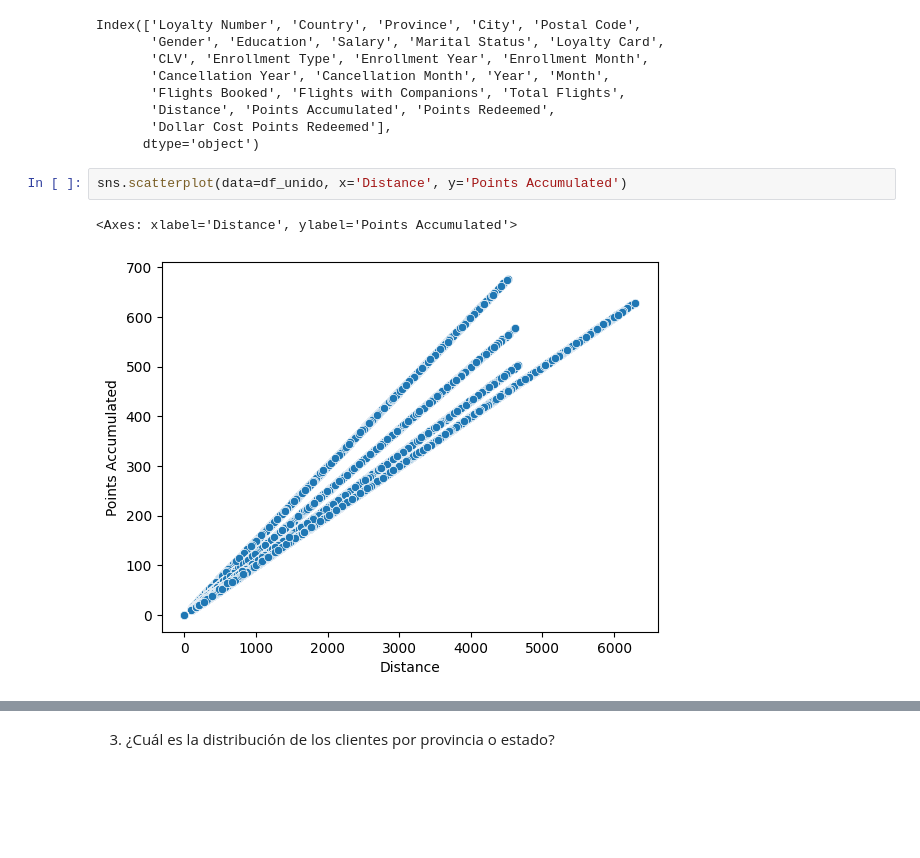
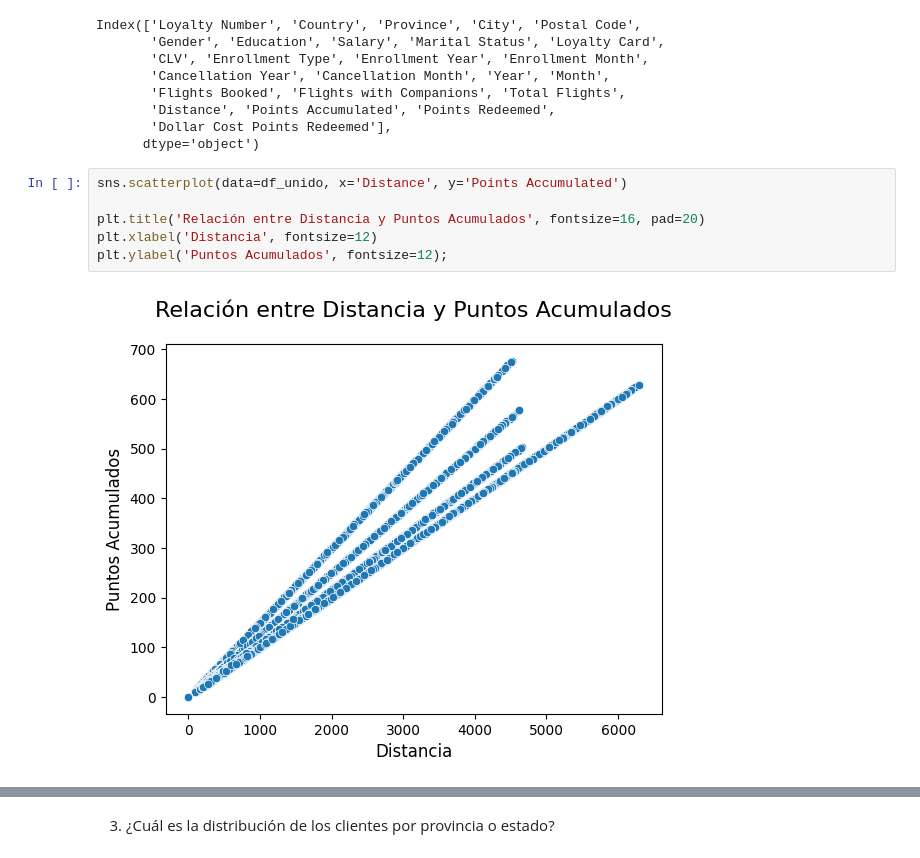
Before and after one commit to Adalab/bda-modulo-3-evaluacion-final-patrimerchan, a Jupyter notebook: Evaluacion_Final_Modulo_3.ipynb, the cells around one changed output, grey strips where cells are left out. Saved outputs shown, nothing was run; the diff lists cells and outputs as text; blank space fills up the shorter version.

```diff
--- a/Evaluacion_Final_Modulo_3.ipynb
+++ b/Evaluacion_Final_Modulo_3.ipynb
@@ -882,6 +882,9 @@ Index(['Loyalty Number', 'Country', 'Province', 'City', 'Postal Code',
       dtype='object')
 # %%
 sns.scatterplot(data=df_unido, x='Distance', y='Points Accumulated')
+
+plt.title('Relación entre Distancia y Puntos Acumulados', fontsize=16, pad=20)
+plt.xlabel('Distancia', fontsize=12)
+plt.ylabel('Puntos Acumulados', fontsize=12);
 # %% [output]
-<Axes: xlabel='Distance', ylabel='Points Accumulated'>
-[figure, old version]
+[figure, new version]
```
Also changed, not shown: parts of 14 cells of this notebook, 1 other file.
